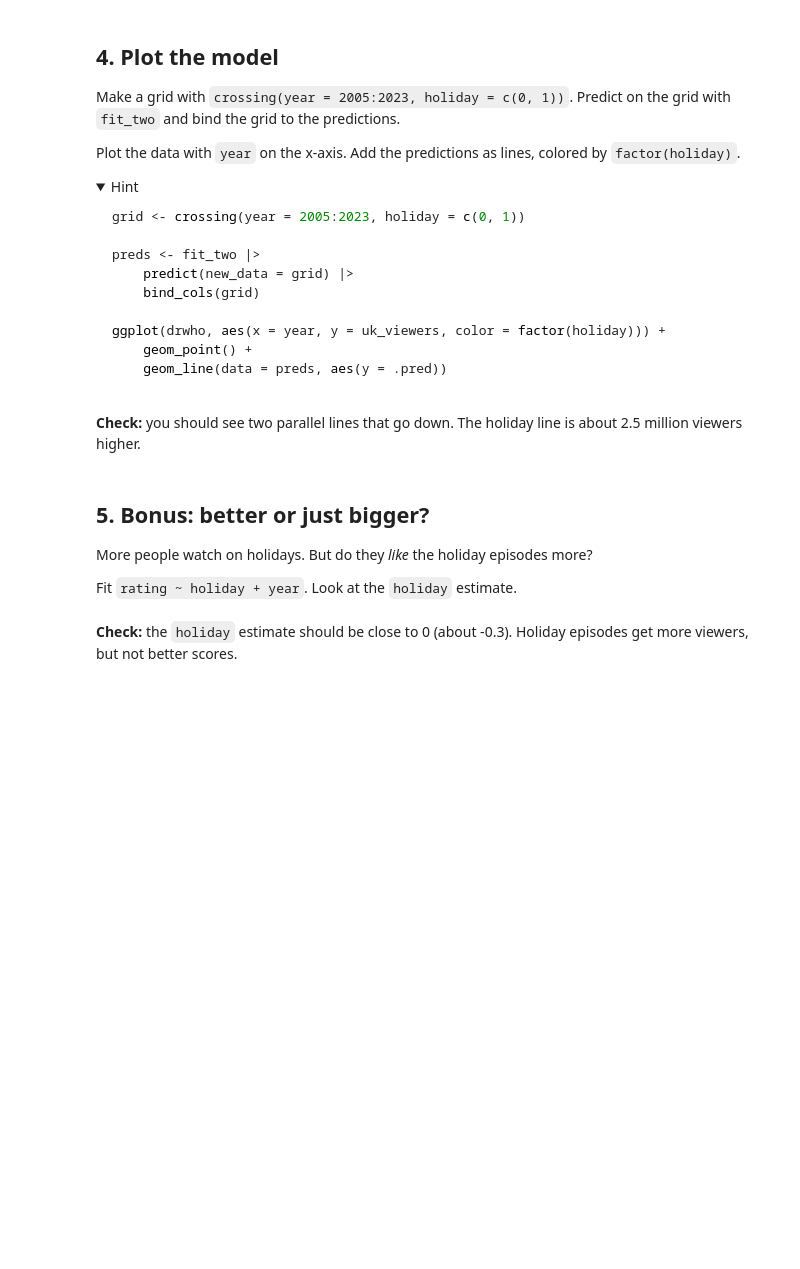
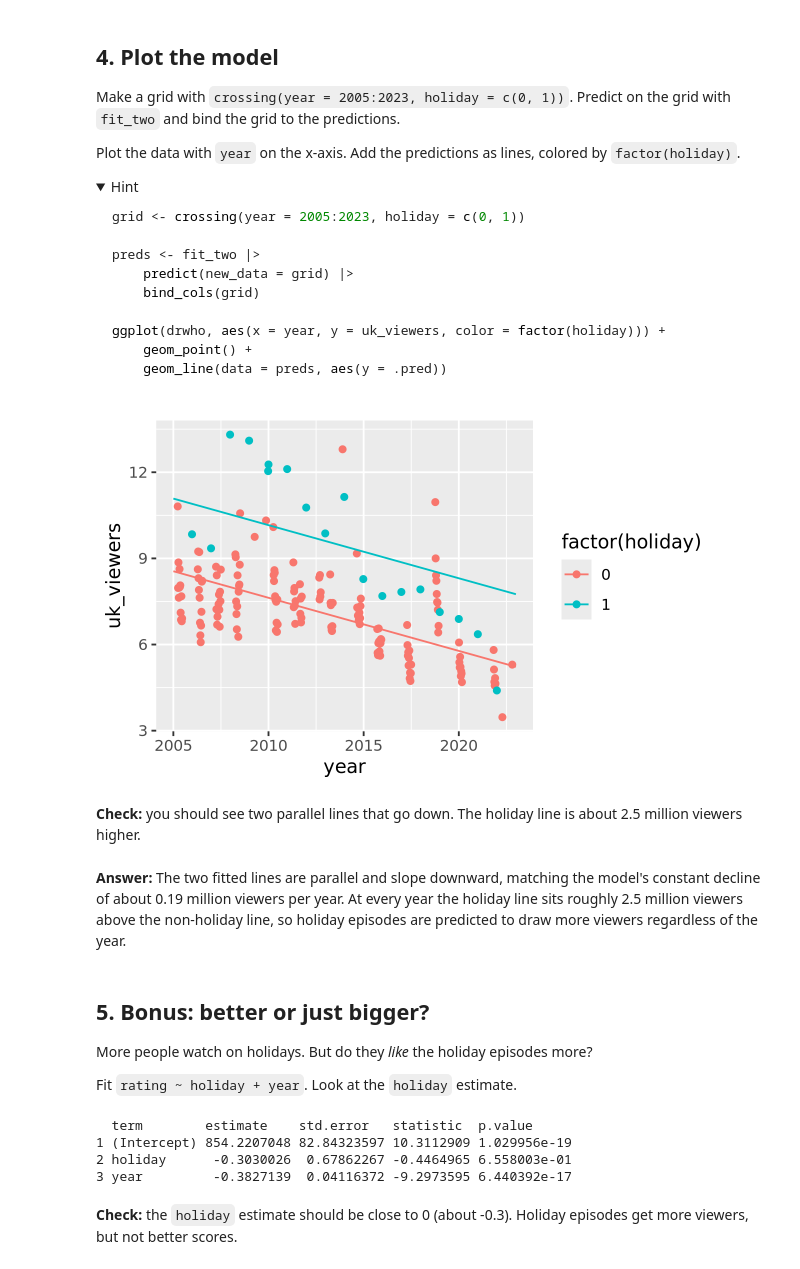
Before and after one commit to nisargp123/codespace, a Jupyter notebook: exercises/12-drwho-exercise.ipynb, the cells around one changed output. Saved outputs shown, nothing was run; the diff lists cells and outputs as text; code cells hidden in the pictures; folded sections open; blank space fills up the shorter version.

````diff
--- a/exercises/12-drwho-exercise.ipynb
+++ b/exercises/12-drwho-exercise.ipynb
@@ -93,3 +131,7 @@ tidy(fit_two). Run the cell. Use tidymodels only. Do not change any other cells.
 ```
 # %% [markdown]
 **Your assistant puts its code in the cell below and runs it.** Read the code. Does the formula have both `holiday` and `year`?
+# %%
+fit_two <- linear_reg() |> fit(uk_viewers ~ holiday + year, data = drwho)
+
+tidy(fit_two)
@@ -121,13 +173,36 @@ ggplot(drwho, aes(x = year, y = uk_viewers, color = factor(holiday))) +
 ```
 
 </details>
+# %%
+grid <- crossing(year = 2005:2023, holiday = c(0, 1))
+
+preds <- fit_two |>
+    predict(new_data = grid) |>
+    bind_cols(grid)
+
+ggplot(drwho, aes(x = year, y = uk_viewers, color = factor(holiday))) +
+    geom_point() +
+    geom_line(data = preds, aes(y = .pred))
+# %% [output]
+[figure, added]
 # %% [markdown]
 **Check:** you should see two parallel lines that go down. The holiday line is about 2.5 million viewers higher.
+# %% [markdown]
+**Answer:** The two fitted lines are parallel and slope downward, matching the model's constant decline of about 0.19 million viewers per year. At every year the holiday line sits roughly 2.5 million viewers above the non-holiday line, so holiday episodes are predicted to draw more viewers regardless of the year.
 # %% [markdown]
 ## 5. Bonus: better or just bigger?
 
 More people watch on holidays. But do they *like* the holiday episodes more?
 
 Fit `rating ~ holiday + year`. Look at the `holiday` estimate.
+# %%
+fit_three <- linear_reg() |> fit(rating ~ holiday + year, data = drwho)
+
+tidy(fit_three)
+# %% [output]
+  term        estimate    std.error   statistic  p.value
+1 (Intercept) 854.2207048 82.84323597 10.3112909 1.029956e-19
+2 holiday      -0.3030026  0.67862267 -0.4464965 6.558003e-01
+3 year         -0.3827139  0.04116372 -9.2973595 6.440392e-17
 # %% [markdown]
 **Check:** the `holiday` estimate should be close to 0 (about -0.3). Holiday episodes get more viewers, but not better scores.
````
Also changed, not shown: parts of 9 cells of this notebook.
